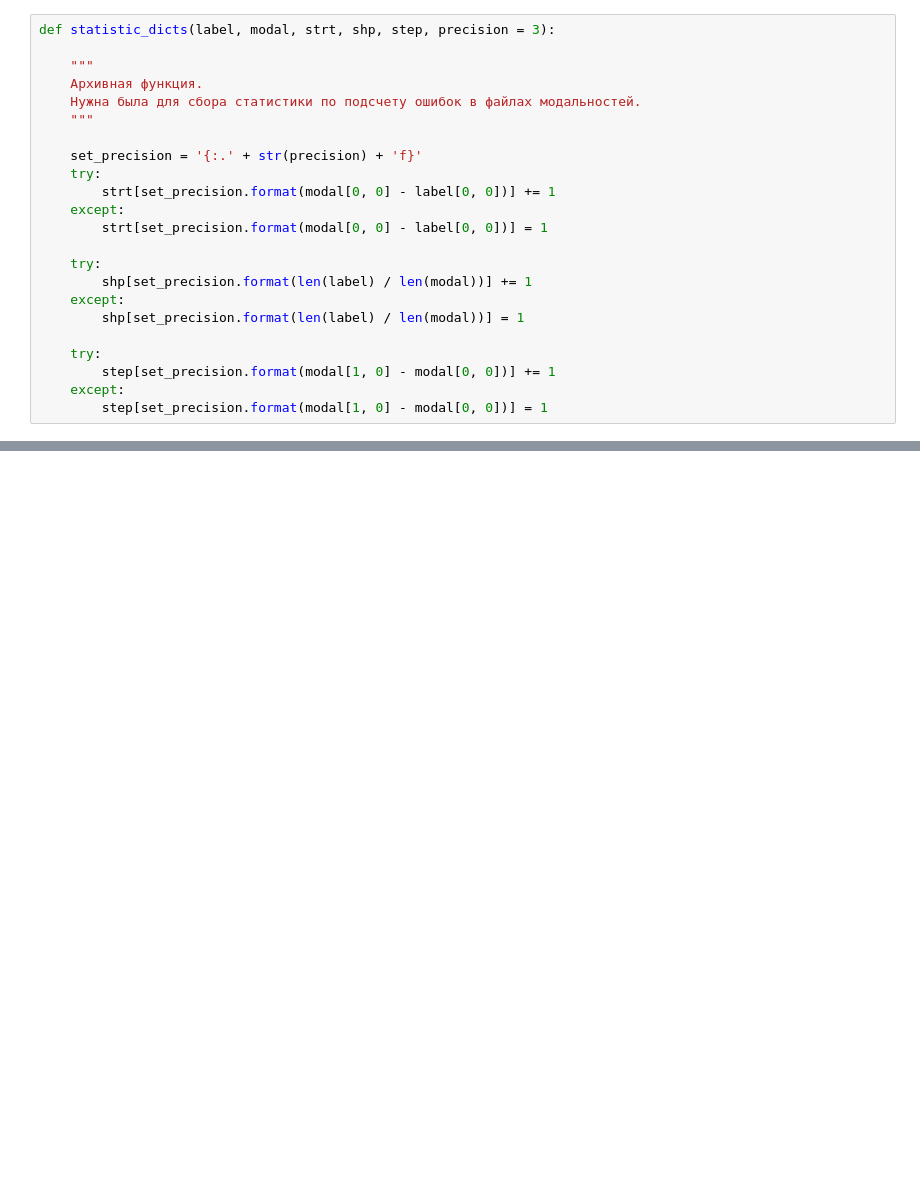
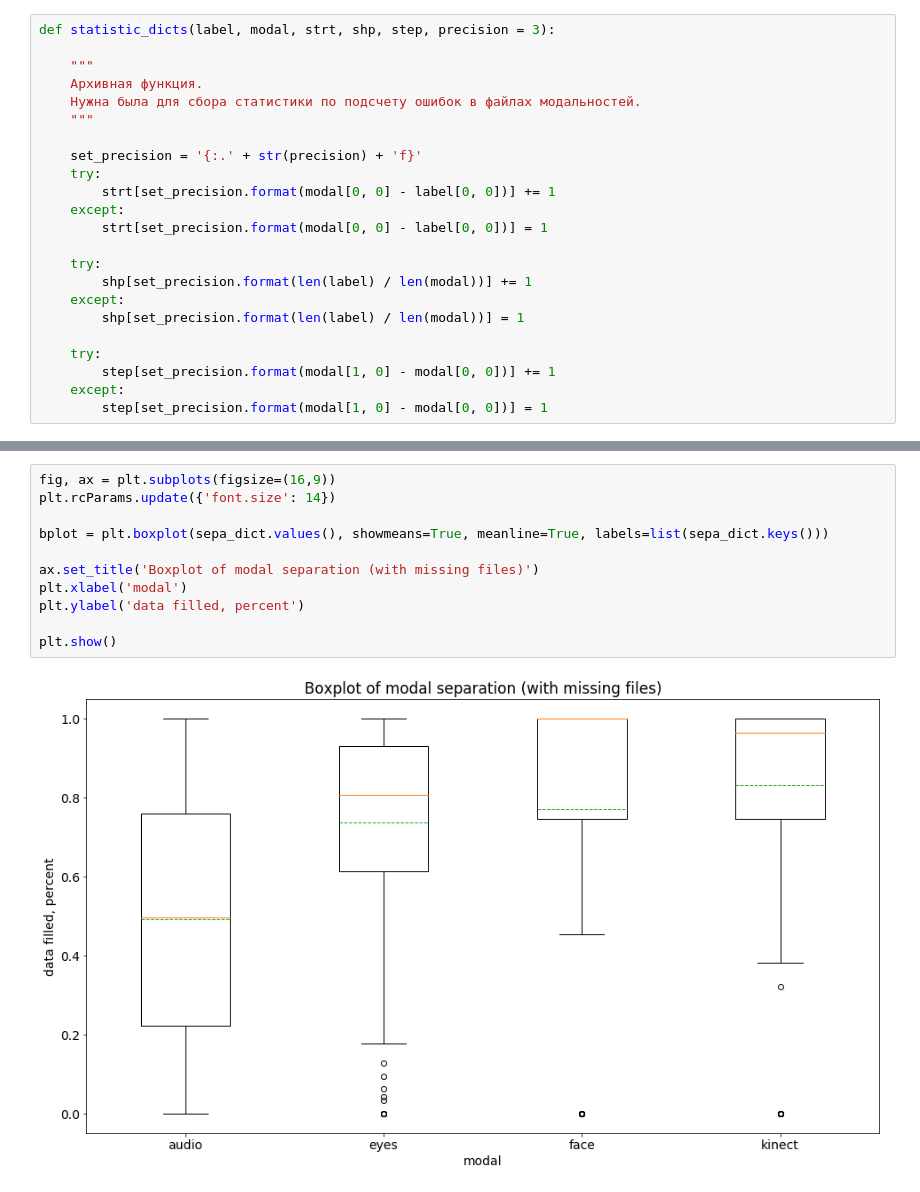
Before and after one commit to kryack/EmoRecognize, a Jupyter notebook: DataReview.ipynb, the cells around one changed output, grey strips where cells are left out. Cells and saved outputs as stored; diff of their text form; blank space fills up the shorter version.

```diff
--- a/DataReview.ipynb
+++ b/DataReview.ipynb
@@ -408,0 +446,13 @@ step_counter
+# %%
+fig, ax = plt.subplots(figsize=(16,9))
+plt.rcParams.update({'font.size': 14})
+
+bplot = plt.boxplot(sepa_dict.values(), showmeans=True, meanline=True, labels=list(sepa_dict.keys()))
+
+ax.set_title('Boxplot of modal separation (with missing files)')
+plt.xlabel('modal')
+plt.ylabel('data filled, percent')
+
+plt.show()
+# %% [output]
+[figure, added]
```
Also changed, not shown: parts of 31 cells of this notebook.
